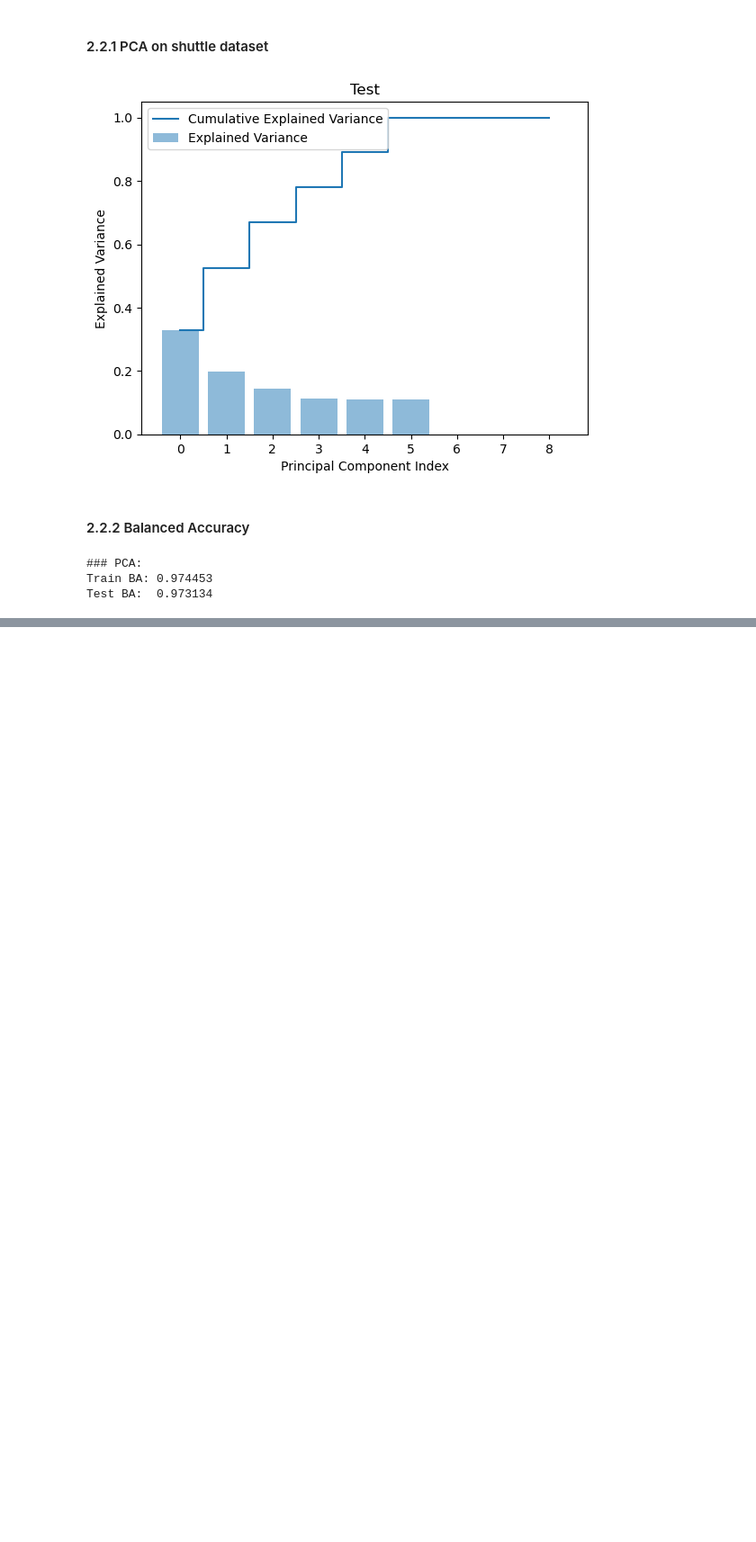
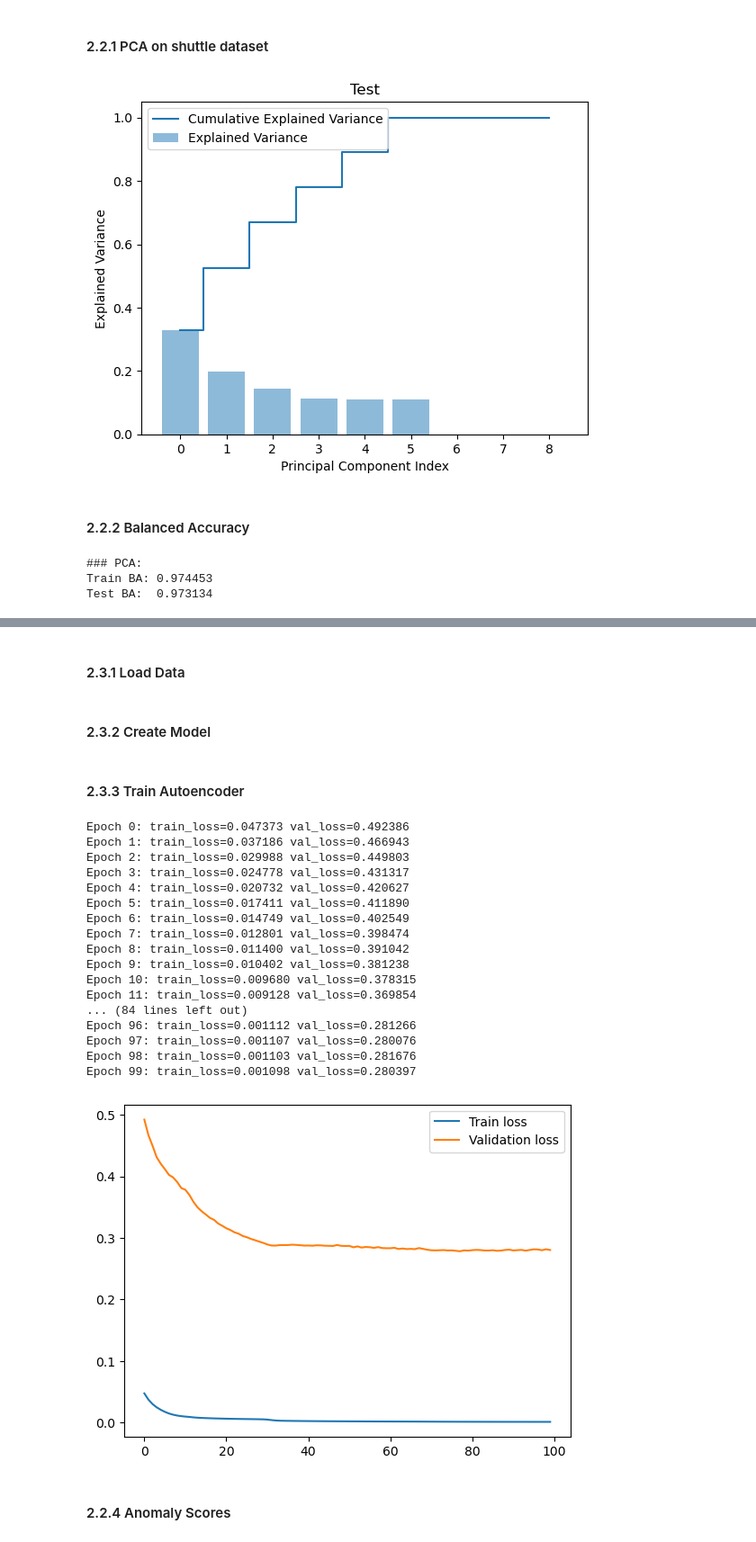
Before and after one commit to popastefan10/AnomalyDetectionLab, a Jupyter notebook: Lab 5/main.ipynb, the cells around one changed output, grey strips where cells are left out. Shown at 90% size. Cells and saved outputs as stored; diff of their text form; code cells hidden in the pictures; blank space fills up the shorter version.

```diff
--- a/Lab 5/main.ipynb
+++ b/Lab 5/main.ipynb
@@ -176,0 +186,2 @@ Test BA:  0.973134
+# %% [markdown]
+#### 2.3.1 Load Data
@@ -176,0 +204,76 @@ Test BA:  0.973134
+# %% [markdown]
+#### 2.3.2 Create Model
+# %%
+encoder = keras.Sequential(
+    [layers.Dense(8, activation="relu"), layers.Dense(5, activation="relu"), layers.Dense(3, activation="relu")]
+)
+decoder = keras.Sequential(
+    [layers.Dense(5, activation="relu"), layers.Dense(8, activation="relu"), layers.Dense(9, activation="sigmoid")]
+)
+autoencoder = keras.Sequential([encoder, decoder])
+# %% [markdown]
+#### 2.3.3 Train Autoencoder
+# %%
+def val_loss(model: keras.Sequential, loss: keras.losses.Loss, val_dataset: tf.data.Dataset) -> float:
+    val_losses: list[float] = []
+    for X_val_batch, y_val_batch in val_dataset:
+        preds_val_batch = model(X_val_batch)
+        val_loss = loss(y_val_batch, preds_val_batch)
+        val_losses.append(val_loss)
+
+    return np.mean(val_losses)
+
+
+epochs = 100
+batch_size = 1024
+# Create model
+optimizer = keras.optimizers.Adam()
+loss = keras.losses.MeanSquaredError()
+autoencoder.compile(optimizer=optimizer, loss=loss)
+# Create datasets
+train_dataset = tf.data.Dataset.from_tensor_slices((X_train, y_train))
+train_dataset = train_dataset.shuffle(buffer_size=len(X_train)).batch(batch_size)
+val_dataset = tf.data.Dataset.from_tensor_slices((X_test, y_test))
+val_dataset = val_dataset.shuffle(buffer_size=len(X_test)).batch(batch_size)
+# Train loop
+train_losses: list[float] = []
+val_losses: list[float] = []
+for epoch in range(epochs):
+    epoch_train_losses: list[float] = []
+    for idx, (X_train_batch, _) in enumerate(train_dataset):
+        with tf.GradientTape() as tape:
+            preds_train_batch = autoencoder(X_train_batch, training=True)
+            train_loss = loss(X_train_batch, preds_train_batch)
+        grads = tape.gradient(train_loss, autoencoder.trainable_weights)
+        optimizer.apply(grads, autoencoder.trainable_weights)
+        epoch_train_losses.append(train_loss)
+    train_losses.append(np.mean(epoch_train_losses))
+    val_losses.append(val_loss(autoencoder, loss, val_dataset))
+    print(f"Epoch {epoch}: train_loss={train_losses[-1]:.6f} val_loss={val_losses[-1]:.6f}")
+# Plot losses
+plt.plot(train_losses, label="Train loss")
+plt.plot(val_losses, label="Validation loss")
+plt.legend()
+plt.savefig("plots/2.2.3 Losses.png")
+plt.show()
+# %% [output]
+Epoch 0: train_loss=0.047373 val_loss=0.492386
+Epoch 1: train_loss=0.037186 val_loss=0.466943
+Epoch 2: train_loss=0.029988 val_loss=0.449803
+Epoch 3: train_loss=0.024778 val_loss=0.431317
+Epoch 4: train_loss=0.020732 val_loss=0.420627
+Epoch 5: train_loss=0.017411 val_loss=0.411890
+Epoch 6: train_loss=0.014749 val_loss=0.402549
+Epoch 7: train_loss=0.012801 val_loss=0.398474
+Epoch 8: train_loss=0.011400 val_loss=0.391042
+Epoch 9: train_loss=0.010402 val_loss=0.381238
+Epoch 10: train_loss=0.009680 val_loss=0.378315
+Epoch 11: train_loss=0.009128 val_loss=0.369854
+... (84 lines left out)
+Epoch 96: train_loss=0.001112 val_loss=0.281266
+Epoch 97: train_loss=0.001107 val_loss=0.280076
+Epoch 98: train_loss=0.001103 val_loss=0.281676
+Epoch 99: train_loss=0.001098 val_loss=0.280397
+[figure, added]
+# %% [markdown]
+#### 2.2.4 Anomaly Scores
```
Also changed, not shown: parts of 8 cells of this notebook, 1 other file.
